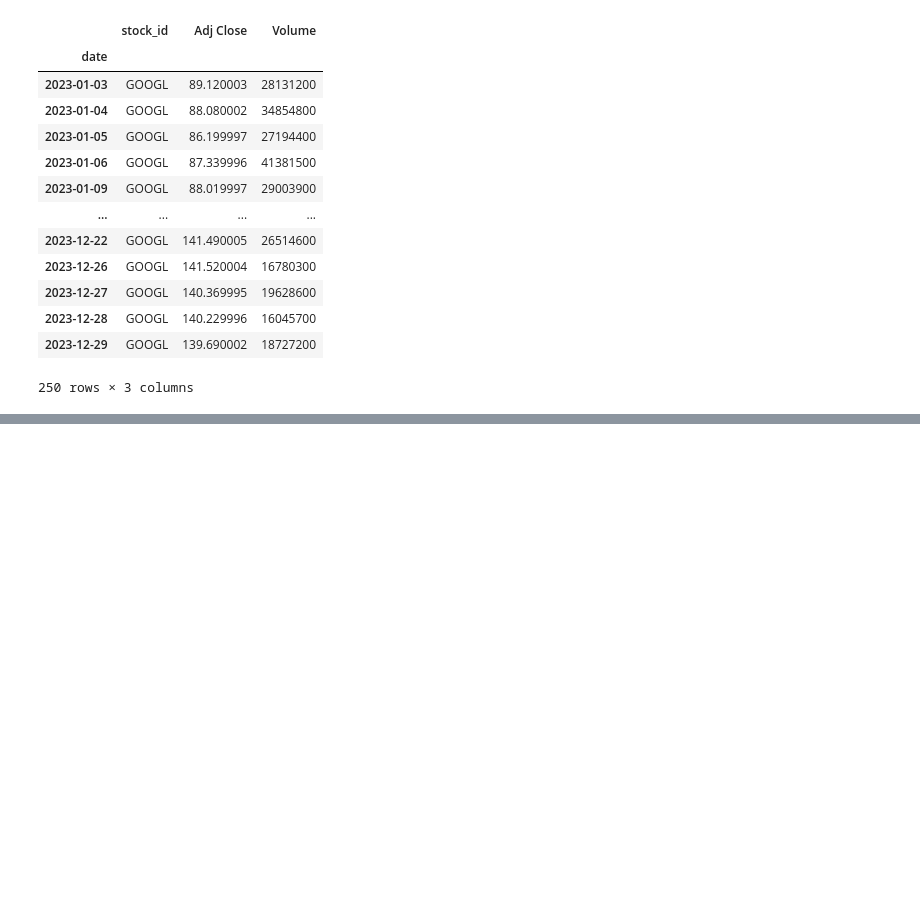
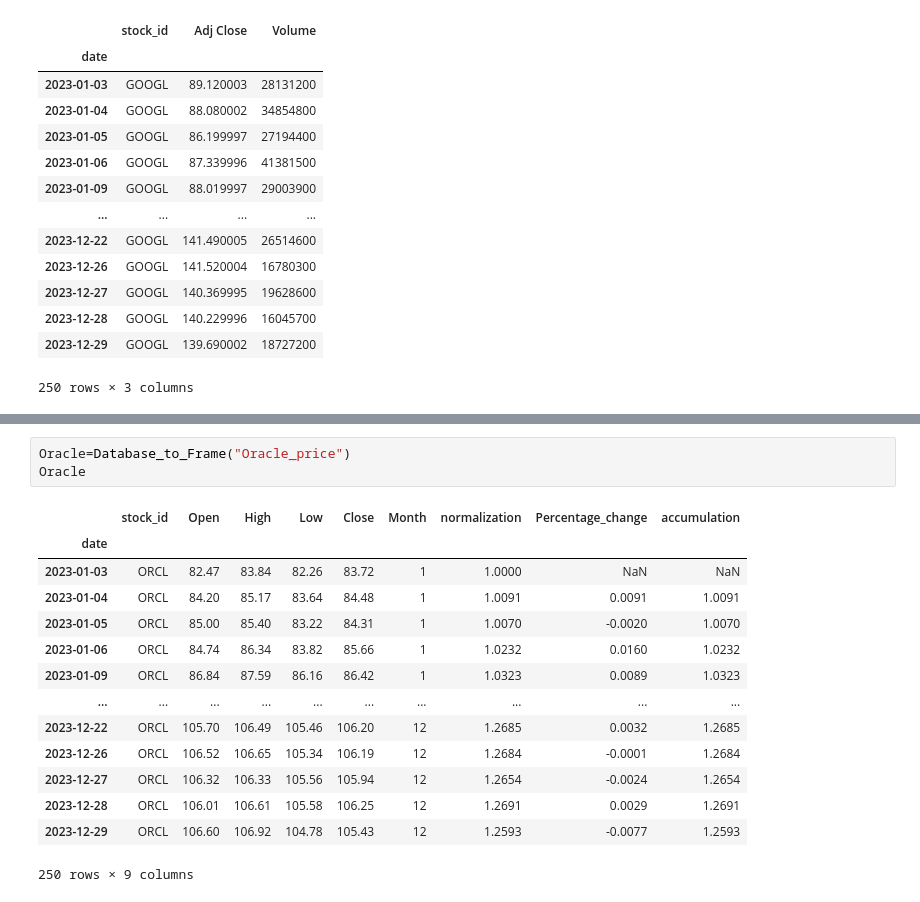
Before and after one commit to manalbayoumi/Project-3-data-engineering-Stock-Market, a Jupyter notebook: Part Two Database to Pandas.ipynb, the cells around one changed output, grey strips where cells are left out. Cells and saved outputs as stored; diff of their text form; blank space fills up the shorter version.

```diff
--- a/Part Two Database to Pandas.ipynb
+++ b/Part Two Database to Pandas.ipynb
@@ -105,0 +164,18 @@ Google_volume
+# %%
+Oracle=Database_to_Frame("Oracle_price")
+Oracle
+# %% [output]
+|  | stock_id | Open | High | Low | Close | Month | normalization | Percentage_change | accumulation |
+| date |  |  |  |  |  |  |  |  |  |
+| 2023-01-03 | ORCL | 82.47 | 83.84 | 82.26 | 83.72 | 1 | 1.0000 | NaN | NaN |
+| 2023-01-04 | ORCL | 84.20 | 85.17 | 83.64 | 84.48 | 1 | 1.0091 | 0.0091 | 1.0091 |
+| 2023-01-05 | ORCL | 85.00 | 85.40 | 83.22 | 84.31 | 1 | 1.0070 | -0.0020 | 1.0070 |
+| 2023-01-06 | ORCL | 84.74 | 86.34 | 83.82 | 85.66 | 1 | 1.0232 | 0.0160 | 1.0232 |
+| 2023-01-09 | ORCL | 86.84 | 87.59 | 86.16 | 86.42 | 1 | 1.0323 | 0.0089 | 1.0323 |
+| ... | ... | ... | ... | ... | ... | ... | ... | ... | ... |
+| 2023-12-22 | ORCL | 105.70 | 106.49 | 105.46 | 106.20 | 12 | 1.2685 | 0.0032 | 1.2685 |
+| 2023-12-26 | ORCL | 106.52 | 106.65 | 105.34 | 106.19 | 12 | 1.2684 | -0.0001 | 1.2684 |
+| 2023-12-27 | ORCL | 106.32 | 106.33 | 105.56 | 105.94 | 12 | 1.2654 | -0.0024 | 1.2654 |
+| 2023-12-28 | ORCL | 106.01 | 106.61 | 105.58 | 106.25 | 12 | 1.2691 | 0.0029 | 1.2691 |
+| 2023-12-29 | ORCL | 106.60 | 106.92 | 104.78 | 105.43 | 12 | 1.2593 | -0.0077 | 1.2593 |
+250 rows × 9 columns
```
Also changed, not shown: parts of 16 cells of this notebook.
